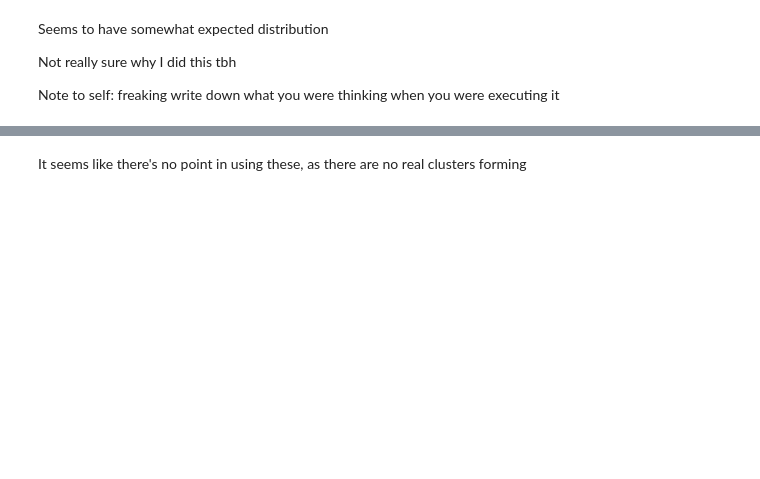
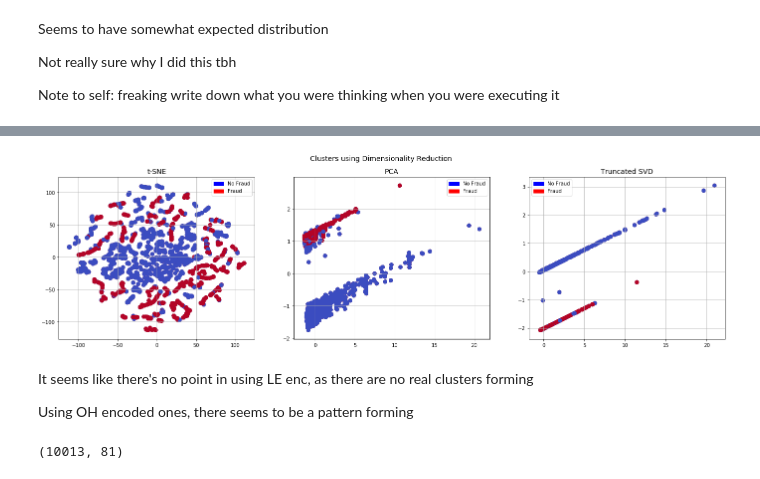
Before and after one commit to fzdanial/SITP_Cluster, a Jupyter notebook: SITP ML model.ipynb, the cells around one changed output, grey strips where cells are left out. Saved outputs shown, nothing was run; the diff lists cells and outputs as text; code cells hidden in the pictures; blank space fills up the shorter version.

```diff
--- a/SITP ML model.ipynb
+++ b/SITP ML model.ipynb
@@ -459,2 +502,49 @@ plt.show()
+# %%
+f, (ax1, ax2, ax3) = plt.subplots(1, 3, figsize=(24,6))
+# labels = ['No Fraud', 'Fraud']
+f.suptitle('Clusters using Dimensionality Reduction', fontsize=14)
+
+
+blue_patch = mpatches.Patch(color='blue', label='No Fraud')
+red_patch = mpatches.Patch(color='red', label='Fraud')
+
+
+# t-SNE scatter plot
+ax1.scatter(X_reduced_tsne[:,0], X_reduced_tsne[:,1], c=(y == 0), cmap='coolwarm', label='No Fraud', linewidths=2)
+ax1.scatter(X_reduced_tsne[:,0], X_reduced_tsne[:,1], c=(y == 1), cmap='coolwarm', label='Fraud', linewidths=2)
+ax1.set_title('t-SNE', fontsize=14)
+
+ax1.grid(True)
+
+ax1.legend(handles=[blue_patch, red_patch])
+
+
+# PCA scatter plot
+ax2.scatter(X_reduced_pca[:,0], X_reduced_pca[:,1], c=(y == 0), cmap='coolwarm', label='No Fraud', linewidths=2)
+ax2.scatter(X_reduced_pca[:,0], X_reduced_pca[:,1], c=(y == 1), cmap='coolwarm', label='Fraud', linewidths=2)
+ax2.set_title('PCA', fontsize=14)
+
+ax2.grid(True)
+
+ax2.legend(handles=[blue_patch, red_patch])
+
+# TruncatedSVD scatter plot
+ax3.scatter(X_reduced_svd[:,0], X_reduced_svd[:,1], c=(y == 0), cmap='coolwarm', label='No Fraud', linewidths=2)
+ax3.scatter(X_reduced_svd[:,0], X_reduced_svd[:,1], c=(y == 1), cmap='coolwarm', label='Fraud', linewidths=2)
+ax3.set_title('Truncated SVD', fontsize=14)
+
+ax3.grid(True)
+
+ax3.legend(handles=[blue_patch, red_patch])
+
+plt.show()
+# %% [output]
+[figure, added]
 # %% [markdown]
-It seems like there's no point in using these, as there are no real clusters forming
+It seems like there's no point in using LE enc, as there are no real clusters forming
+
+Using OH encoded ones, there seems to be a pattern forming
+# %%
+enc_df.shape
+# %% [output]
+(10013, 81)
```
Also changed, not shown: parts of 33 cells of this notebook.
